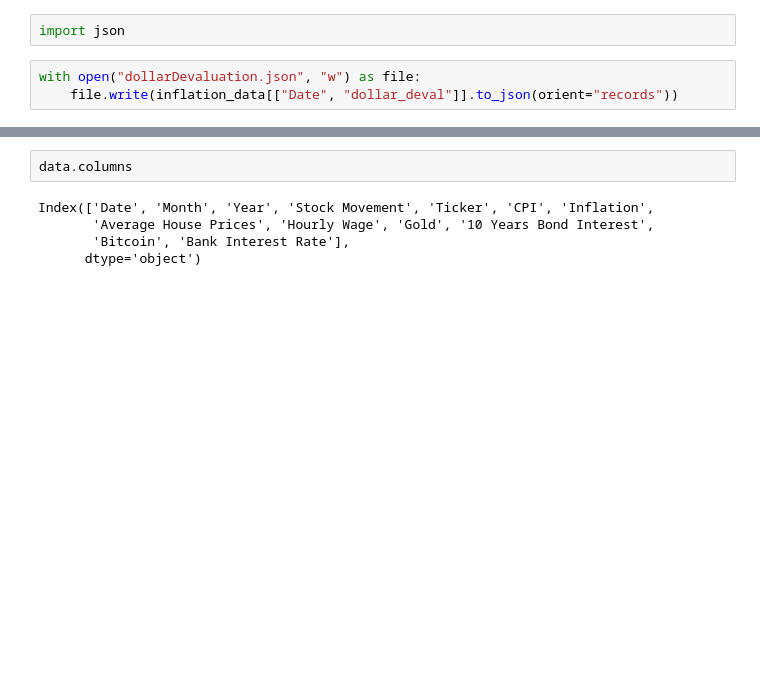
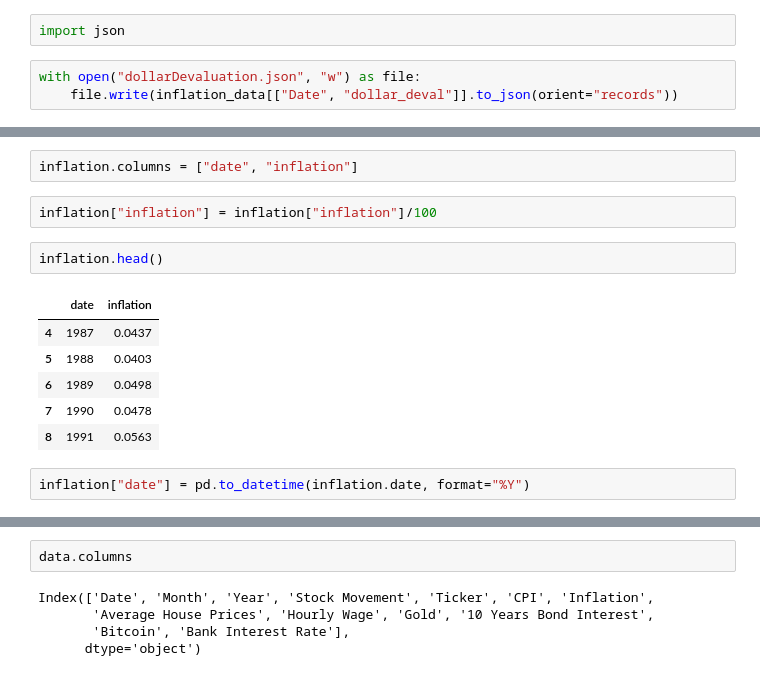
Before and after one commit to mehassanhmood/StoryBoard, a Jupyter notebook: data_processing.ipynb, the cells around one changed output, grey strips where cells are left out. Cells and saved outputs as stored; diff of their text form; blank space fills up the shorter version.

```diff
--- a/data_processing.ipynb
+++ b/data_processing.ipynb
@@ -58,0 +74,15 @@ with open("dollarDevaluation.json", "w") as file:
+# %%
+inflation.columns = ["date", "inflation"]
+# %%
+inflation["inflation"] = inflation["inflation"]/100
+# %%
+inflation.head()
+# %% [output]
+|  | date | inflation |
+| 4 | 1987 | 0.0437 |
+| 5 | 1988 | 0.0403 |
+| 6 | 1989 | 0.0498 |
+| 7 | 1990 | 0.0478 |
+| 8 | 1991 | 0.0563 |
+# %%
+inflation["date"] = pd.to_datetime(inflation.date, format="%Y")
```
Also changed, not shown: parts of 13 cells of this notebook, 5 other files.
